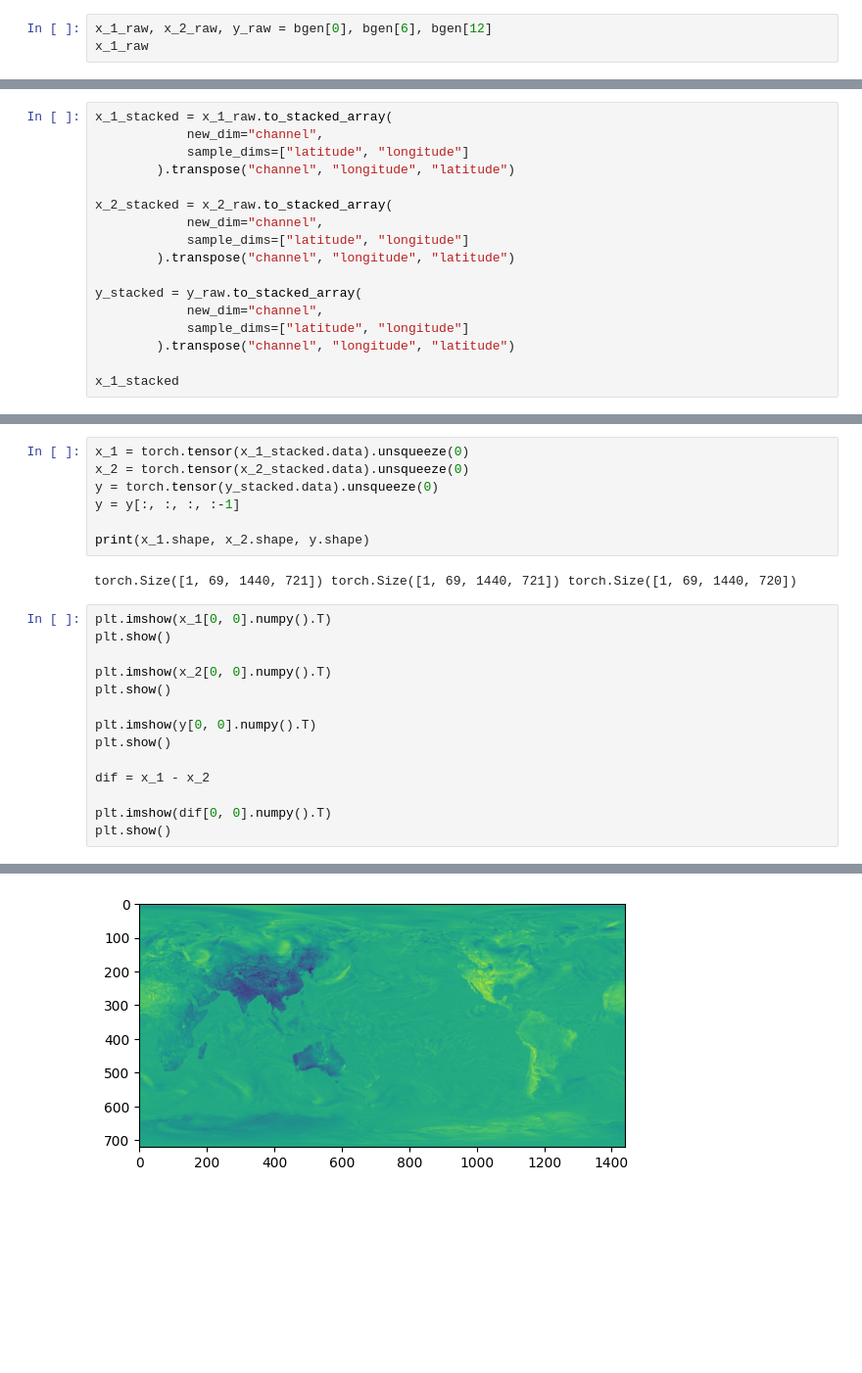
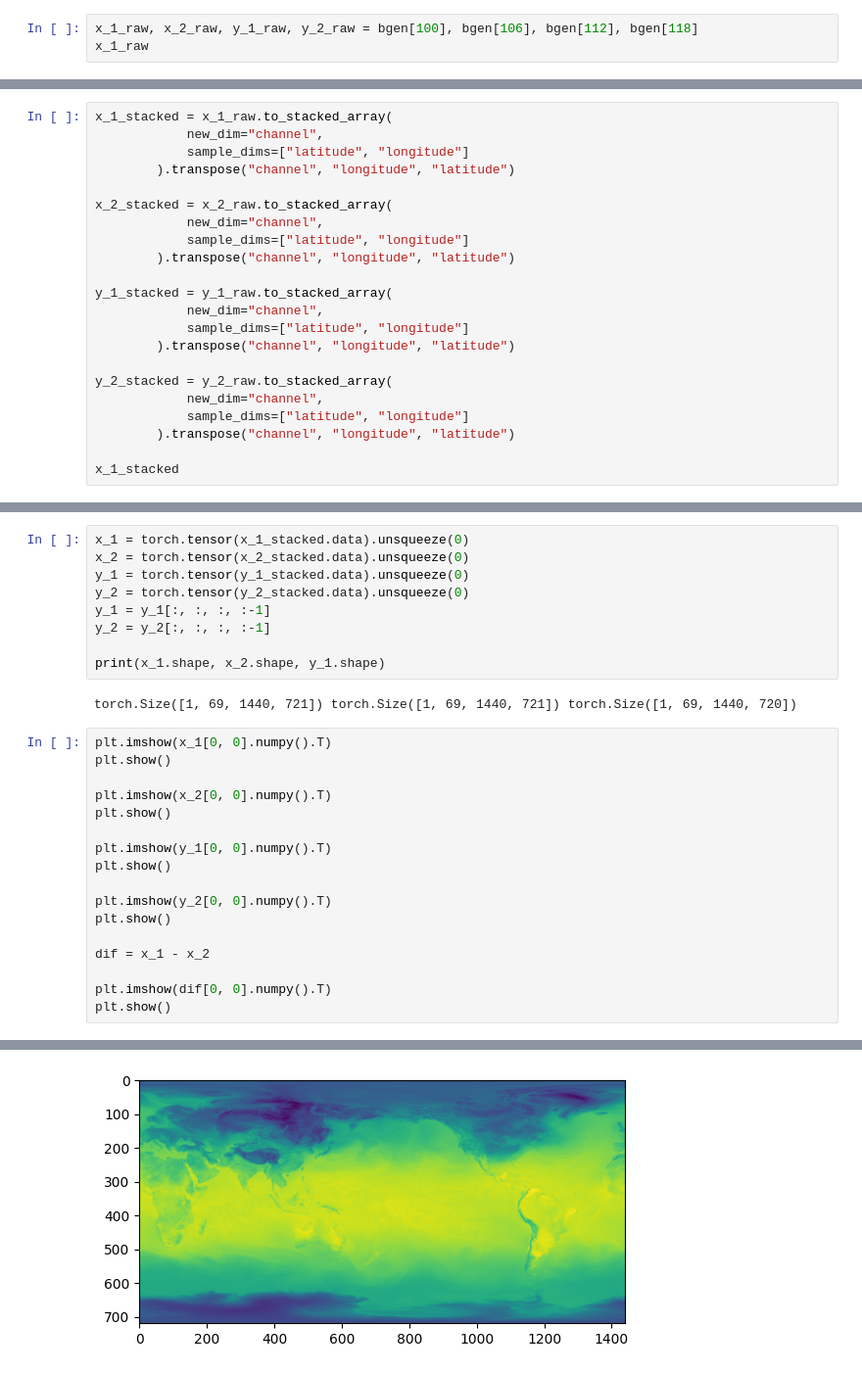
Before and after one commit to HendricSch/3d-vae, a Jupyter notebook: playground.ipynb, the cells around one changed output, grey strips where cells are left out. Shown at 98% size. Saved outputs shown, nothing was run; the diff lists cells and outputs as text; blank space fills up the shorter version.

```diff
--- a/playground.ipynb
+++ b/playground.ipynb
@@ -24,7 +24,7 @@ import os
 # %%
 bgen = gen_bgen(train=True)
 # %%
-x_1_raw, x_2_raw, y_raw = bgen[0], bgen[6], bgen[12]
+x_1_raw, x_2_raw, y_1_raw, y_2_raw = bgen[100], bgen[106], bgen[112], bgen[118]
 x_1_raw
 # %% [output]
 <xarray.Dataset> Size: 287MB
@@ -55,7 +55,12 @@ x_2_stacked = x_2_raw.to_stacked_array(
             sample_dims=["latitude", "longitude"]
         ).transpose("channel", "longitude", "latitude")
 
-y_stacked = y_raw.to_stacked_array(
+y_1_stacked = y_1_raw.to_stacked_array(
+            new_dim="channel",
+            sample_dims=["latitude", "longitude"]
+        ).transpose("channel", "longitude", "latitude")
+
+y_2_stacked = y_2_raw.to_stacked_array(
             new_dim="channel",
             sample_dims=["latitude", "longitude"]
         ).transpose("channel", "longitude", "latitude")
@@ -82,10 +87,12 @@ Attributes:
 # %%
 x_1 = torch.tensor(x_1_stacked.data).unsqueeze(0)
 x_2 = torch.tensor(x_2_stacked.data).unsqueeze(0)
-y = torch.tensor(y_stacked.data).unsqueeze(0)
-y = y[:, :, :, :-1]
+y_1 = torch.tensor(y_1_stacked.data).unsqueeze(0)
+y_2 = torch.tensor(y_2_stacked.data).unsqueeze(0)
+y_1 = y_1[:, :, :, :-1]
+y_2 = y_2[:, :, :, :-1]
 
-print(x_1.shape, x_2.shape, y.shape)
+print(x_1.shape, x_2.shape, y_1.shape)
 # %% [output]
 torch.Size([1, 69, 1440, 721]) torch.Size([1, 69, 1440, 721]) torch.Size([1, 69, 1440, 720])
 # %%
@@ -95,7 +102,10 @@ plt.show()
 plt.imshow(x_2[0, 0].numpy().T)
 plt.show()
 
-plt.imshow(y[0, 0].numpy().T)
+plt.imshow(y_1[0, 0].numpy().T)
+plt.show()
+
+plt.imshow(y_2[0, 0].numpy().T)
 plt.show()
 
 dif = x_1 - x_2
@@ -109 +119 @@ plt.show()
-[figure, old version]
+[figure, new version]
```
Also changed, not shown: parts of 7 cells of this notebook, 16 other files.
